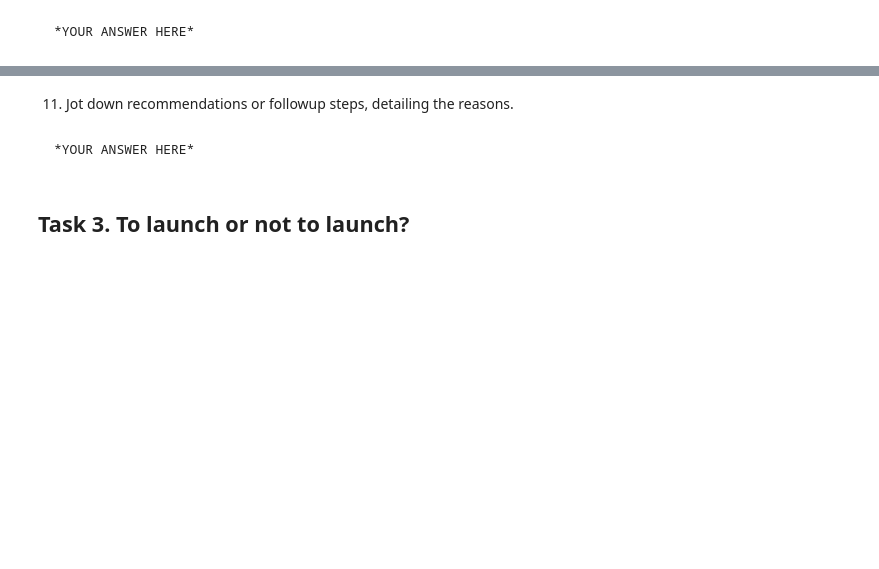
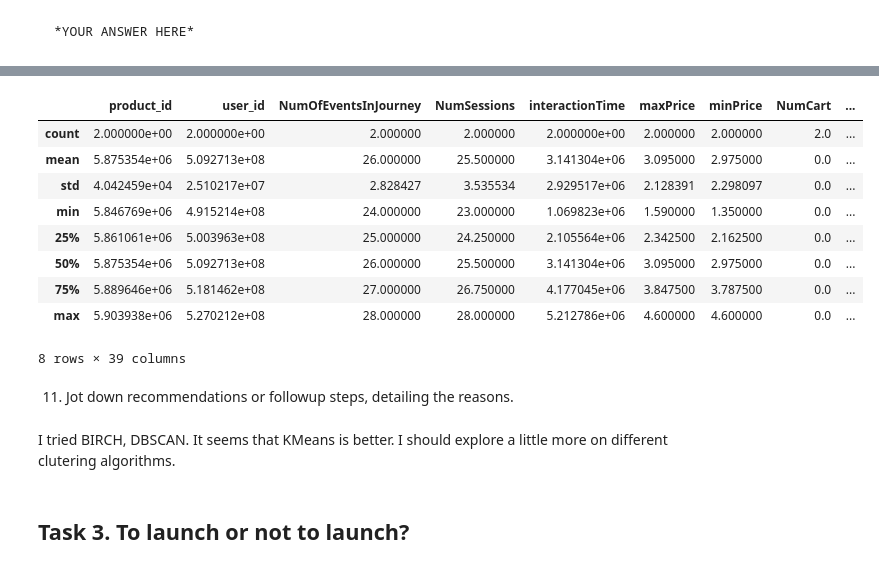
Before and after one commit to yinghu-math/mle9-yinghu, a Jupyter notebook: assignments/week-8-unsupervised-ML/nb/new-product-launch.ipynb, the cells around one changed output, grey strips where cells are left out. Drawn from its saved outputs; the diff is of its cells as text; code cells hidden in the pictures; blank space fills up the shorter version.

```diff
--- a/assignments/week-8-unsupervised-ML/nb/new-product-launch.ipynb
+++ b/assignments/week-8-unsupervised-ML/nb/new-product-launch.ipynb
@@ -449,7 +564,20 @@ class3_df[['maxPrice', 'minPrice', 'Purchased?', 'cluster_pca', 'Weekend']].desc
+# %%
+birch_class2.describe()  ## only two points in this class, low purchase rate
+# %% [output]
+|  | product_id | user_id | NumOfEventsInJourney | NumSessions | interactionTime | maxPrice | minPrice | NumCart | ... |
+| count | 2.000000e+00 | 2.000000e+00 | 2.000000 | 2.000000 | 2.000000e+00 | 2.000000 | 2.000000 | 2.0 | ... |
+| mean | 5.875354e+06 | 5.092713e+08 | 26.000000 | 25.500000 | 3.141304e+06 | 3.095000 | 2.975000 | 0.0 | ... |
+| std | 4.042459e+04 | 2.510217e+07 | 2.828427 | 3.535534 | 2.929517e+06 | 2.128391 | 2.298097 | 0.0 | ... |
+| min | 5.846769e+06 | 4.915214e+08 | 24.000000 | 23.000000 | 1.069823e+06 | 1.590000 | 1.350000 | 0.0 | ... |
+| 25% | 5.861061e+06 | 5.003963e+08 | 25.000000 | 24.250000 | 2.105564e+06 | 2.342500 | 2.162500 | 0.0 | ... |
+| 50% | 5.875354e+06 | 5.092713e+08 | 26.000000 | 25.500000 | 3.141304e+06 | 3.095000 | 2.975000 | 0.0 | ... |
+| 75% | 5.889646e+06 | 5.181462e+08 | 27.000000 | 26.750000 | 4.177045e+06 | 3.847500 | 3.787500 | 0.0 | ... |
+| max | 5.903938e+06 | 5.270212e+08 | 28.000000 | 28.000000 | 5.212786e+06 | 4.600000 | 4.600000 | 0.0 | ... |
+8 rows × 39 columns
 # %% [markdown]
 11. Jot down recommendations or followup steps, detailing the reasons.
 # %% [markdown]
-    *YOUR ANSWER HERE*
+I tried BIRCH, DBSCAN. It seems that KMeans is better. I should explore a little more on different clutering algorithms.
 # %% [markdown]
 ## Task 3. To launch or not to launch?
 # %% [markdown]
```
Also changed, not shown: parts of 23 cells of this notebook.
